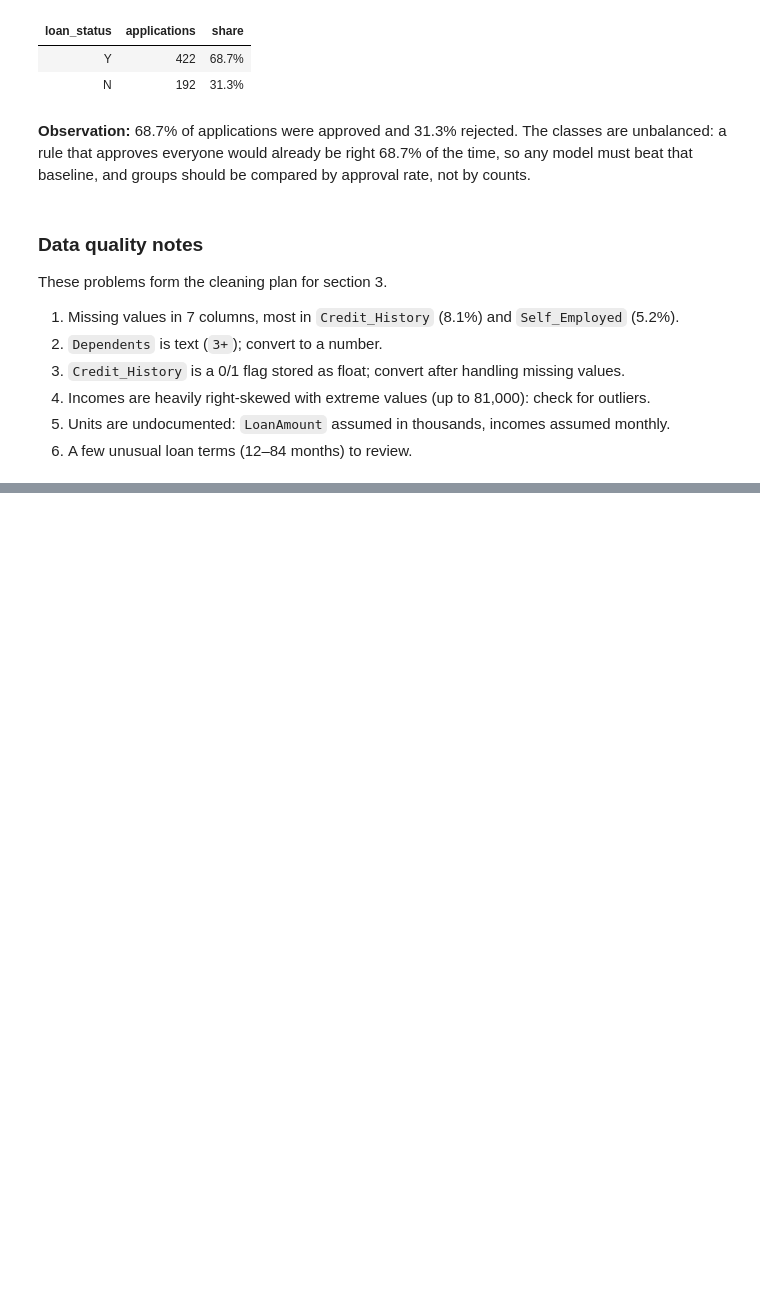
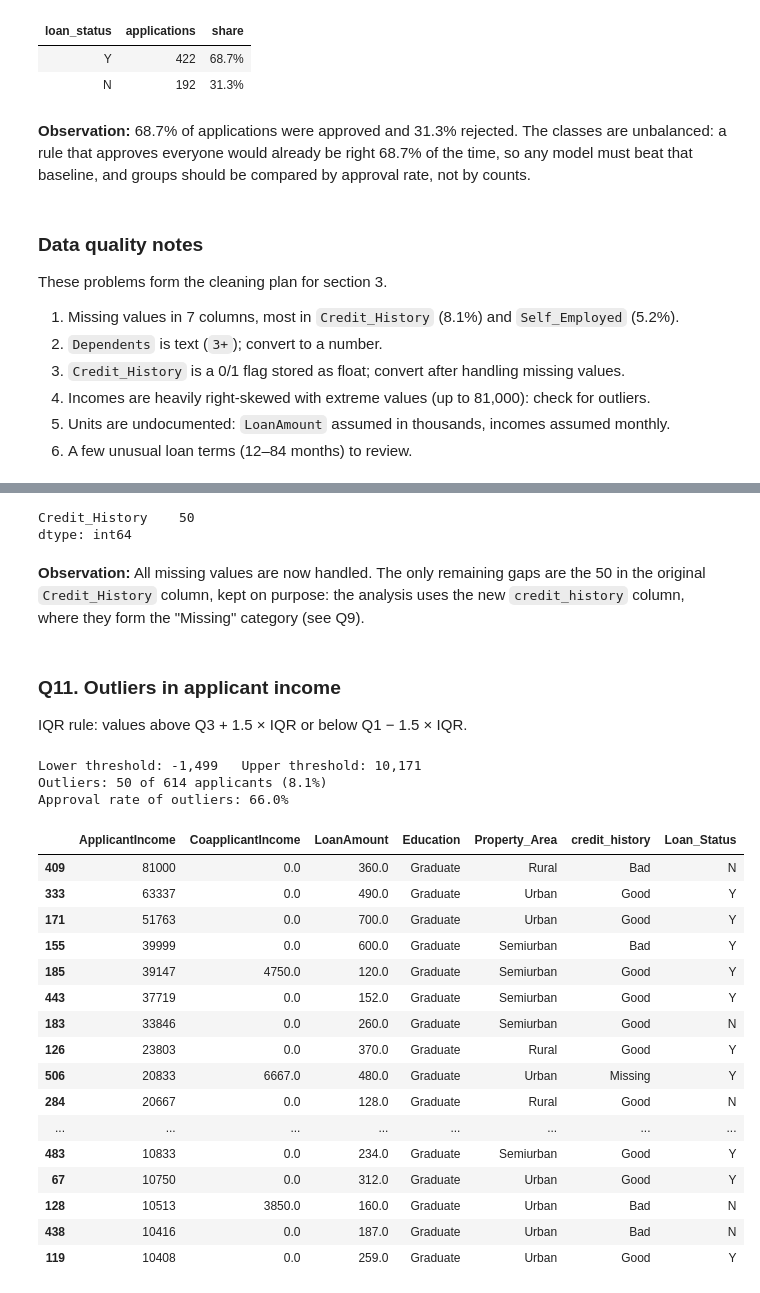
Before and after one commit to marusiyp/data-analytics-learning, a Jupyter notebook: notebooks/03_loan_cleaning_eda.ipynb, the cells around one changed output, grey strips where cells are left out. Cells and saved outputs as stored; diff of their text form; code cells hidden in the pictures; blank space fills up the shorter version.

Commit message:
Complete loan cleaning and EDA notebook, update README

```diff
--- a/notebooks/03_loan_cleaning_eda.ipynb
+++ b/notebooks/03_loan_cleaning_eda.ipynb
@@ -230,0 +256,5 @@ These problems form the cleaning plan for section 3.
+# %%
+loans["Dependents"] = pd.to_numeric(loans["Dependents"].replace("3+", "3")).astype("Int64")
+
+display(loans["Dependents"].value_counts(dropna=False).sort_index())
+print(f"Type: {loans['Dependents'].dtype}")
@@ -230,0 +308,7 @@ These problems form the cleaning plan for section 3.
+# %%
+loans["credit_history"] = (
+    loans["Credit_History"]
+    .map({1: "Good", 0: "Bad"})
+    .fillna("Missing")
+)
+loans["credit_history"].value_counts()
@@ -230,0 +353,59 @@ These problems form the cleaning plan for section 3.
+# %%
+fill_values = {
+    "Self_Employed":    loans["Self_Employed"].mode()[0],     # "No"
+    "LoanAmount":       loans["LoanAmount"].median(),
+    "Dependents":       loans["Dependents"].mode()[0],        # 0
+    "Loan_Amount_Term": loans["Loan_Amount_Term"].mode()[0],  # 360
+    "Gender":           "Unknown",
+    "Married":          loans["Married"].mode()[0],           # "Yes"
+}
+loans = loans.fillna(fill_values)
+
+# Check: only the original Credit_History should still have missing values
+loans.isna().sum()[lambda s: s > 0]
+# %% [output]
+Credit_History    50
+dtype: int64
+# %% [markdown]
+**Observation:** All missing values are now handled. The only remaining gaps are the 50 in the
+original `Credit_History` column, kept on purpose: the analysis uses the new `credit_history`
+column, where they form the "Missing" category (see Q9).
+# %% [markdown]
+### Q11. Outliers in applicant income
+IQR rule: values above Q3 + 1.5 × IQR or below Q1 − 1.5 × IQR.
+# %%
+q1 = loans["ApplicantIncome"].quantile(0.25)
+q3 = loans["ApplicantIncome"].quantile(0.75)
+income_iqr = q3 - q1
+
+upper = q3 + 1.5 * income_iqr
+lower = q1 - 1.5 * income_iqr
+print(f"Lower threshold: {lower:,.0f}   Upper threshold: {upper:,.0f}")
+
+outliers = loans[(loans["ApplicantIncome"] < lower) | (loans["ApplicantIncome"] > upper)]
+print(f"Outliers: {len(outliers)} of {len(loans)} applicants ({len(outliers) / len(loans):.1%})")
+print(f"Approval rate of outliers: {(outliers['Loan_Status'] == 'Y').mean():.1%}")
+
+outliers[["ApplicantIncome", "CoapplicantIncome", "LoanAmount", "Education",
+          "Property_Area", "credit_history", "Loan_Status"]].sort_values("ApplicantIncome", ascending=False)
+# %% [output]
+Lower threshold: -1,499   Upper threshold: 10,171
+Outliers: 50 of 614 applicants (8.1%)
+Approval rate of outliers: 66.0%
+|  | ApplicantIncome | CoapplicantIncome | LoanAmount | Education | Property_Area | credit_history | Loan_Status |
+| 409 | 81000 | 0.0 | 360.0 | Graduate | Rural | Bad | N |
+| 333 | 63337 | 0.0 | 490.0 | Graduate | Urban | Good | Y |
+| 171 | 51763 | 0.0 | 700.0 | Graduate | Urban | Good | Y |
+| 155 | 39999 | 0.0 | 600.0 | Graduate | Semiurban | Bad | Y |
+| 185 | 39147 | 4750.0 | 120.0 | Graduate | Semiurban | Good | Y |
+| 443 | 37719 | 0.0 | 152.0 | Graduate | Semiurban | Good | Y |
+| 183 | 33846 | 0.0 | 260.0 | Graduate | Semiurban | Good | N |
+| 126 | 23803 | 0.0 | 370.0 | Graduate | Rural | Good | Y |
+| 506 | 20833 | 6667.0 | 480.0 | Graduate | Urban | Missing | Y |
+| 284 | 20667 | 0.0 | 128.0 | Graduate | Rural | Good | N |
+| ... | ... | ... | ... | ... | ... | ... | ... |
+| 483 | 10833 | 0.0 | 234.0 | Graduate | Semiurban | Good | Y |
+| 67 | 10750 | 0.0 | 312.0 | Graduate | Urban | Good | Y |
+| 128 | 10513 | 3850.0 | 160.0 | Graduate | Urban | Bad | N |
+| 438 | 10416 | 0.0 | 187.0 | Graduate | Urban | Bad | N |
+| 119 | 10408 | 0.0 | 259.0 | Graduate | Urban | Good | Y |
```
Also changed, not shown: parts of 40 cells of this notebook.
